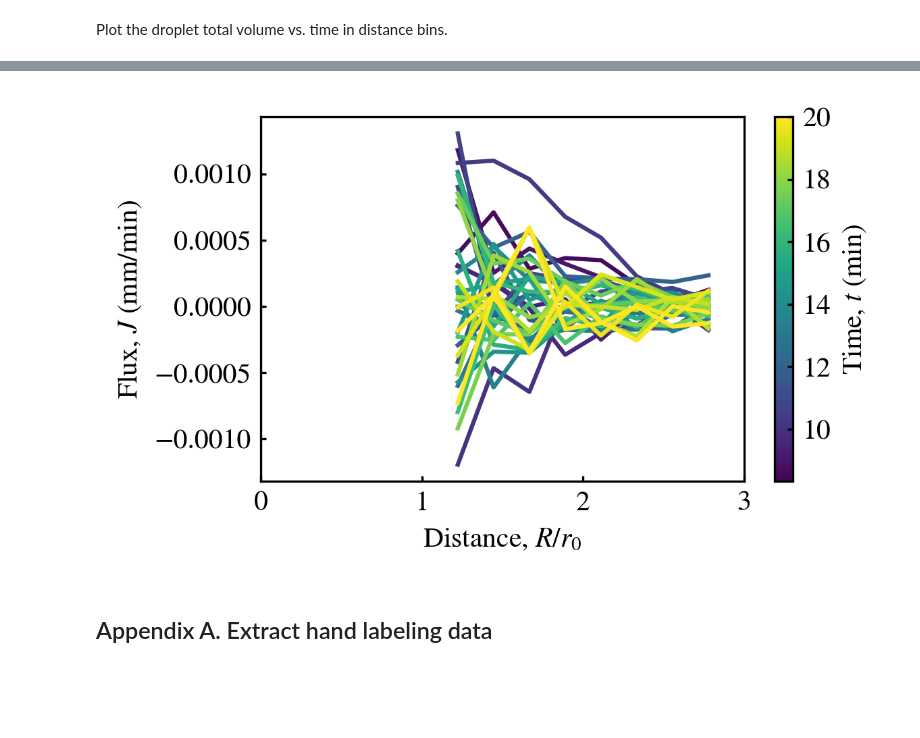
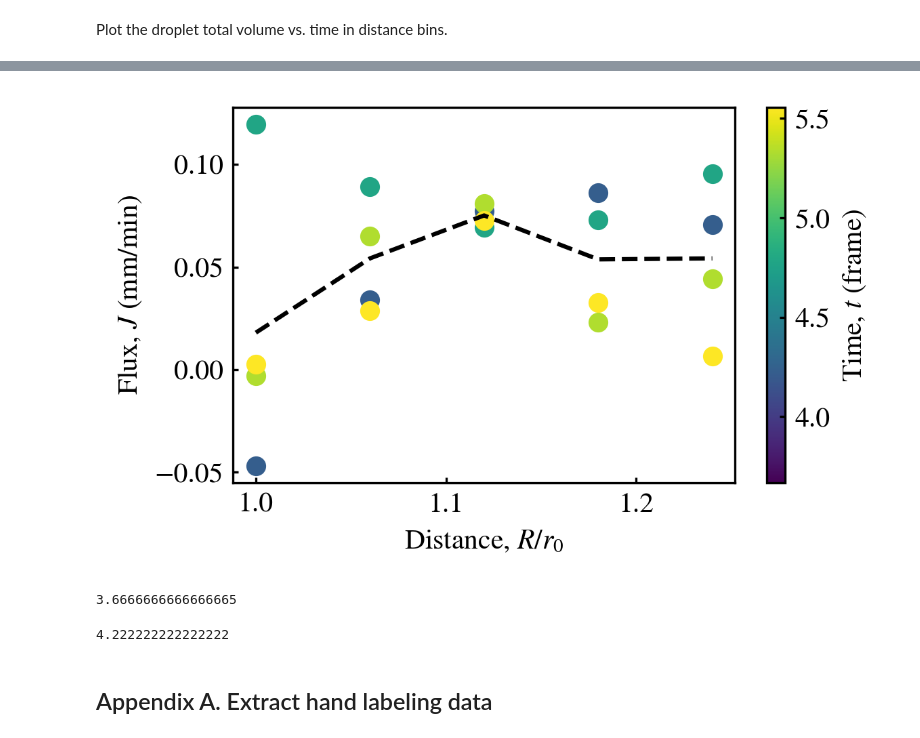
Before and after one commit to ZLoverty/F, a Jupyter notebook: Code/Condensation_flux.ipynb, the cells around one changed output, grey strips where cells are left out. Drawn from its saved outputs; the diff is of its cells as text; code cells hidden in the pictures; blank space fills up the shorter version.

Commit message:
zoom in flux analysis

```diff
--- a/Code/Condensation_flux.ipynb
+++ b/Code/Condensation_flux.ipynb
@@ -116,10 +119,10 @@ for frame_number in fns:
 # %% [markdown]
 Plot total droplet number and mean radius of droplets over time.
 # %%
-folder = r"E:\F\06282024\tracking\exp5"
+folder = r"E:\F\09252024\tracking\exp2"
 l = readdata(os.path.join(folder, "blob"), "csv")
 # read calibration data
-with open(os.path.join(folder, "fps_mpp.txt")) as f:
+with open(os.path.join(folder, "fps_mpp.txt"), "r") as f:
     fps = float(f.readline().strip().split(":")[1])
     mpp = float(f.readline().strip().split(":")[1])
     x0, y0, r0 = [int(i) for i in f.readline().strip().split(":")[1].split(",")]
@@ -143,5 +146,5 @@ ax[0].set_ylabel("Number of drops")
 ax[1].plot(np.array(t)/60, mean_size, ls="--", marker="o")
 ax[1].set_ylabel("Mean radius ($\mu$m)")
 ax[1].set_xlabel("Time (min)")
-ax[1].set_xlim(0, 40)
+ax[1].set_xlim(0, 20)
 # %% [output]
@@ -151,8 +154,8 @@ ax[1].set_xlim(0, 40)
 Plot the droplet total volume vs. time in distance bins.
 # %%
 # set up the parameters
-folder = r"E:\F\06282024\tracking\exp5"
-bins = np.linspace(r0, 3*r0, 10)
+folder = r"E:\F\09252024\tracking\exp2"
+bins = np.linspace(r0, 1.3*r0, 6)
 
 l = readdata(os.path.join(folder, "blob"), "csv")
 # read calibration data
@@ -182,7 +185,8 @@ dt = 5 / fps / 60
 
 flux = pd.DataFrame()
 for kw in df.T:
-    area = 2 * np.pi * (kw*r0*mpp*1e-3) * dr
+    # area = 2 * np.pi * (kw*r0*mpp*1e-3) * dr
+    area = 1080 * mpp * 1e-3 * dr
     flux[kw] = (df.T[kw].diff() / area / dt)
 # %%
 flux = flux.T
@@ -211,25 +219,38 @@ fig.savefig("volume_vs_time.pdf")
 # %%
 # plot flux as a function of distance
 fig, ax = plt.subplots(figsize=(4, 2.5), dpi=300)
 cmap = plt.cm.get_cmap("viridis")
-for kw in flux:
-    ax.plot(bins[:-1]/r0, flux[kw], color=cmap((float(kw)-25)/35), label=f"${float(kw)/fps/60}$")
-    if float(kw) > 60:
+sum_flux = 0
+count = 0
+for kw in flux.dropna(axis=1):
+    ax.plot(bins[:-1]/r0, flux[kw], color=cmap((float(kw)-6600)/3400), label=f"${float(kw)/fps/60}$", ls="", marker="o")
+    sum_flux += flux[kw]
+    count += 1
+    if float(kw) > 10000:
         break
 
+ax.plot(bins[:-1]/r0, sum_flux/count, color="black", label="Average", ls="--")
 ax.set_xlabel("Distance, $R/r_0$")
 ax.set_ylabel("Flux, $J$ (mm/min)")
 # ax.set_xlim([0, 3])
 # ax.legend(frameon=False, title="Distance ($r_0$)")
 # generate a colorbar
-sm = plt.cm.ScalarMappable(cmap=cmap, norm=plt.Normalize(25/fps/60, 60/fps/60))
+sm = plt.cm.ScalarMappable(cmap=cmap, norm=plt.Normalize(6600/fps/60, 10000/fps/60))
 sm.set_array([])
-plt.colorbar(sm, ax=ax, label="Time, $t$ (min)")
-ax.set_xlim([0, 3])
+plt.colorbar(sm, ax=ax, label="Time, $t$ (frame)")
+# ax.set_xlim([0, 3])
 plt.tight_layout()
 fig.savefig("flux_vs_distance.pdf")
 # %% [output]
-[figure, old version]
+[figure, new version]
+# %%
+6600/30/60
+# %% [output]
+3.6666666666666665
+# %%
+7600/30/60
+# %% [output]
+4.222222222222222
 # %% [markdown]
 ## Appendix A. Extract hand labeling data
 # %%
```
Also changed, not shown: parts of 4 cells of this notebook, 9 other files.
